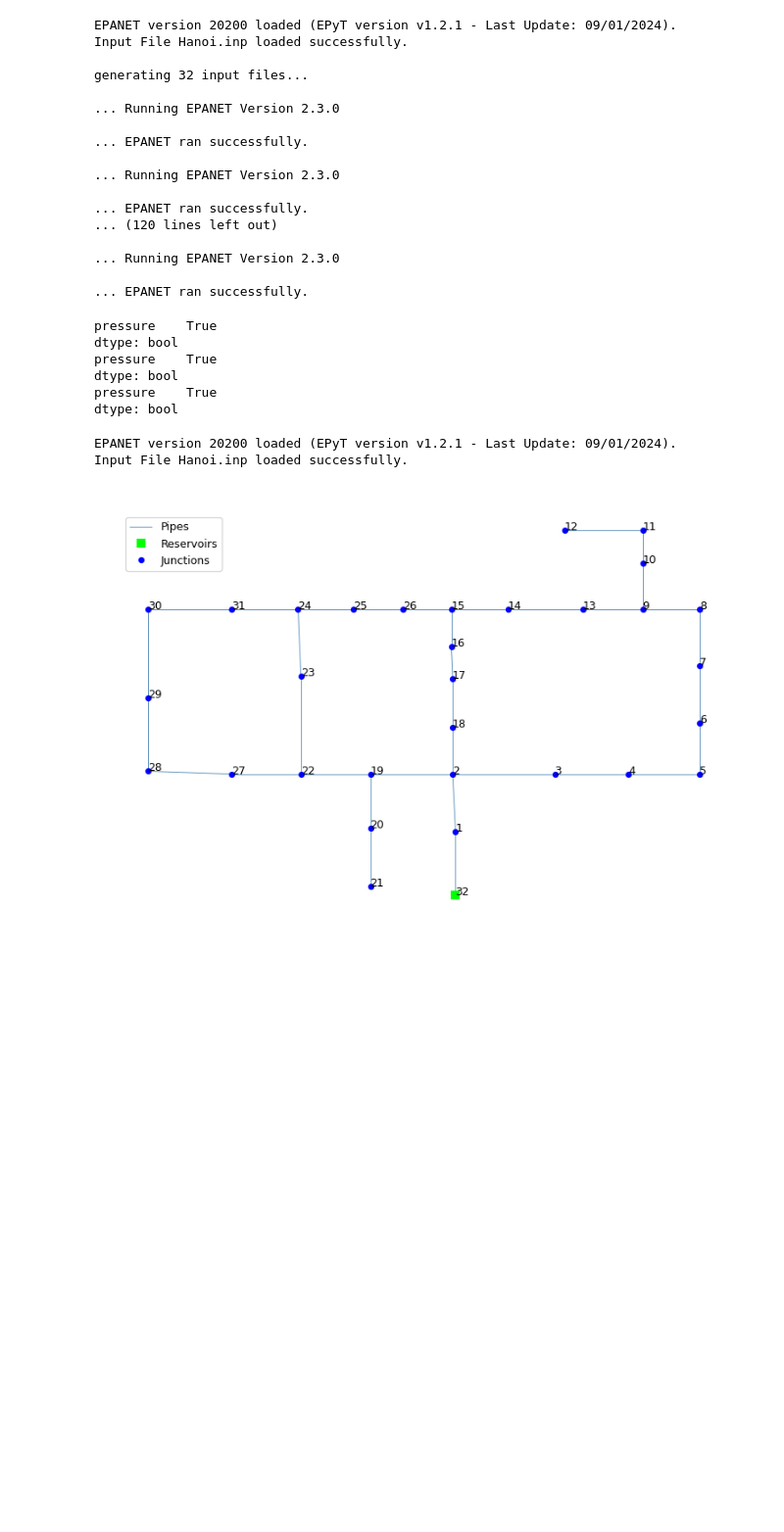
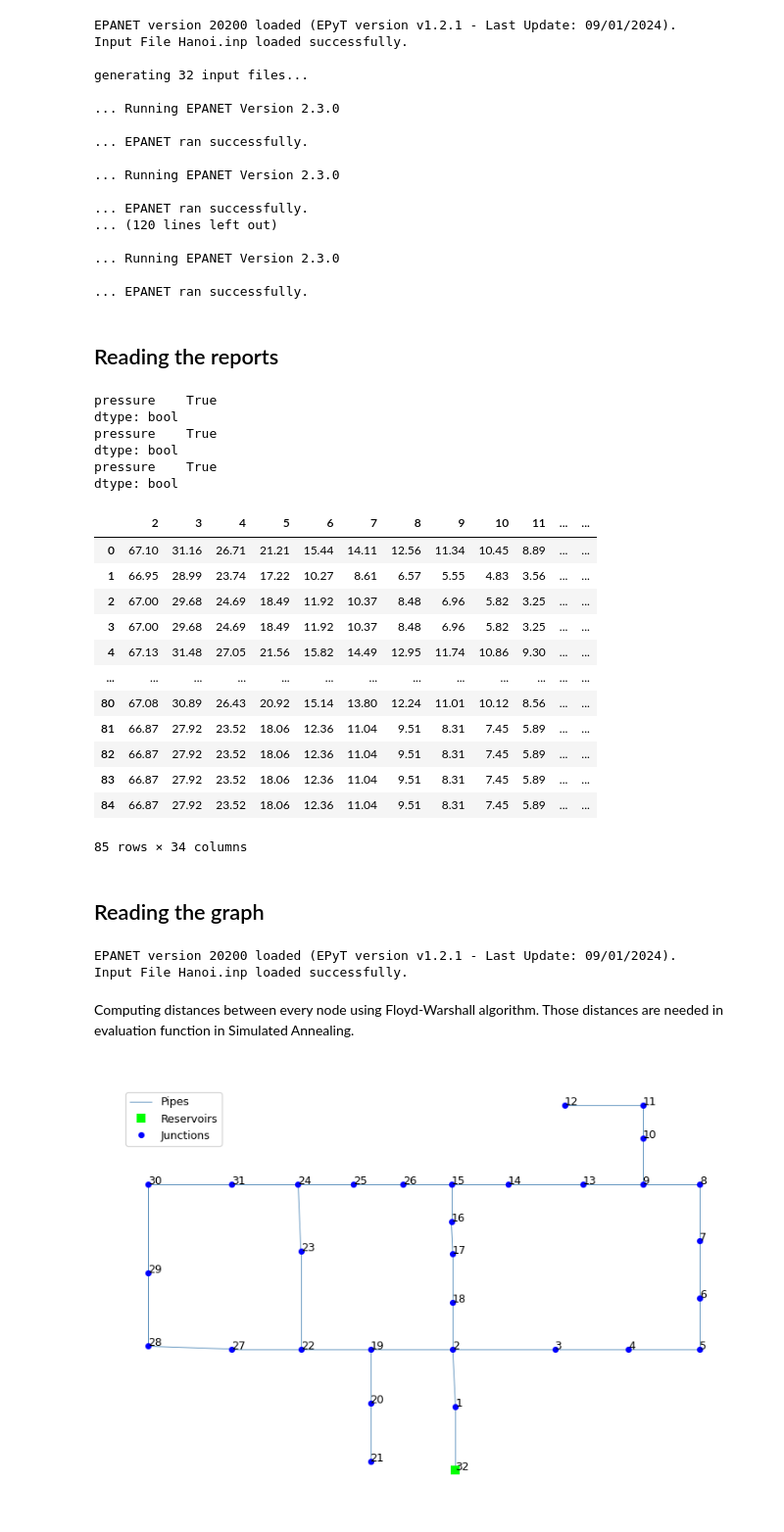
Before and after one commit to mnozkiewicz/MiSS, a Jupyter notebook: notebooks/leak_prediction.ipynb, the cells around one changed output. Shown at 98% size. Cells and saved outputs as stored; diff of their text form; code cells hidden in the pictures; blank space fills up the shorter version.

```diff
--- a/notebooks/leak_prediction.ipynb
+++ b/notebooks/leak_prediction.ipynb
@@ -32,6 +34,8 @@ generating 32 input files...
 ... Running EPANET Version 2.3.0
 
 ... EPANET ran successfully.
+# %% [markdown]
+## Reading the reports
 # %%
 import pandas as pd
 
@@ -84,2 +90,19 @@ def transform_whole_dataset(reports: list[tuple[list[pd.DataFrame], int]]) -> pd
     return df
+# %%
+df = transform_whole_dataset(reports)
+df
+# %% [output]
+|  | 2 | 3 | 4 | 5 | 6 | 7 | 8 | 9 | 10 | 11 | ... | ... |
+| 0 | 67.10 | 31.16 | 26.71 | 21.21 | 15.44 | 14.11 | 12.56 | 11.34 | 10.45 | 8.89 | ... | ... |
+| 1 | 66.95 | 28.99 | 23.74 | 17.22 | 10.27 | 8.61 | 6.57 | 5.55 | 4.83 | 3.56 | ... | ... |
+| 2 | 67.00 | 29.68 | 24.69 | 18.49 | 11.92 | 10.37 | 8.48 | 6.96 | 5.82 | 3.25 | ... | ... |
+| 3 | 67.00 | 29.68 | 24.69 | 18.49 | 11.92 | 10.37 | 8.48 | 6.96 | 5.82 | 3.25 | ... | ... |
+| 4 | 67.13 | 31.48 | 27.05 | 21.56 | 15.82 | 14.49 | 12.95 | 11.74 | 10.86 | 9.30 | ... | ... |
+| ... | ... | ... | ... | ... | ... | ... | ... | ... | ... | ... | ... | ... |
+| 80 | 67.08 | 30.89 | 26.43 | 20.92 | 15.14 | 13.80 | 12.24 | 11.01 | 10.12 | 8.56 | ... | ... |
+| 81 | 66.87 | 27.92 | 23.52 | 18.06 | 12.36 | 11.04 | 9.51 | 8.31 | 7.45 | 5.89 | ... | ... |
+| 82 | 66.87 | 27.92 | 23.52 | 18.06 | 12.36 | 11.04 | 9.51 | 8.31 | 7.45 | 5.89 | ... | ... |
+| 83 | 66.87 | 27.92 | 23.52 | 18.06 | 12.36 | 11.04 | 9.51 | 8.31 | 7.45 | 5.89 | ... | ... |
+| 84 | 66.87 | 27.92 | 23.52 | 18.06 | 12.36 | 11.04 | 9.51 | 8.31 | 7.45 | 5.89 | ... | ... |
+85 rows × 34 columns
 # %%
@@ -94,3 +115,5 @@ pressures = pressures - baseline_pressures
+# %% [markdown]
+## Reading the graph
 # %%
 from epyt import epanet
 
@@ -99,6 +122,8 @@ G = epanet(input_file)
 # %% [output]
 EPANET version 20200 loaded (EPyT version v1.2.1 - Last Update: 09/01/2024).
 Input File Hanoi.inp loaded successfully.
+# %% [markdown]
+Computing distances between every node using Floyd-Warshall algorithm. Those distances are needed in evaluation function in Simulated Annealing.
 # %%
 import numba
 import numpy as np
```
Also changed, not shown: parts of 14 cells of this notebook.
